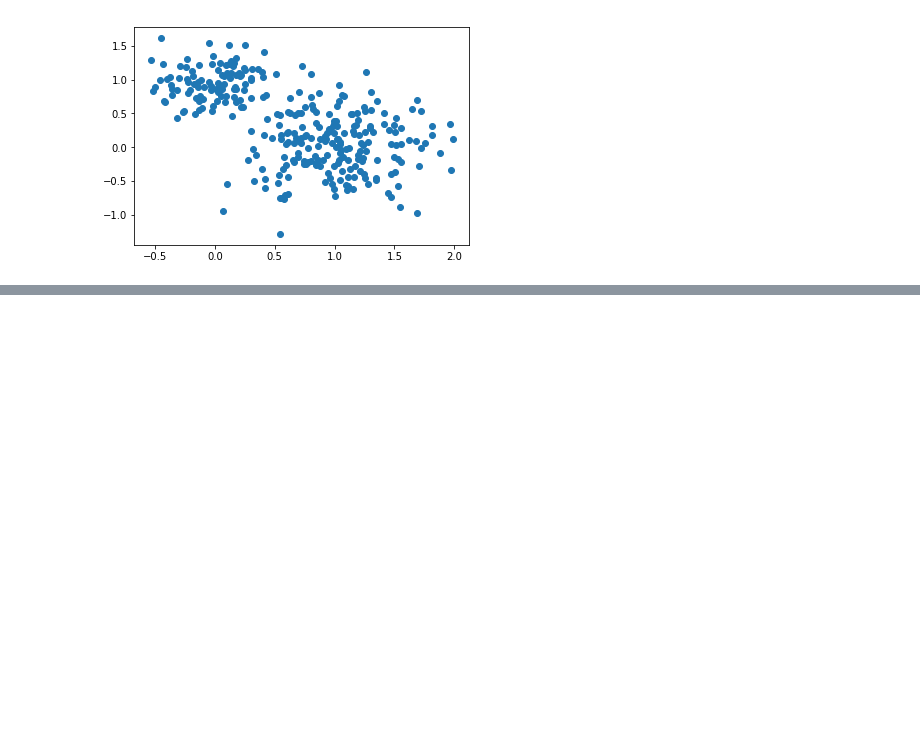
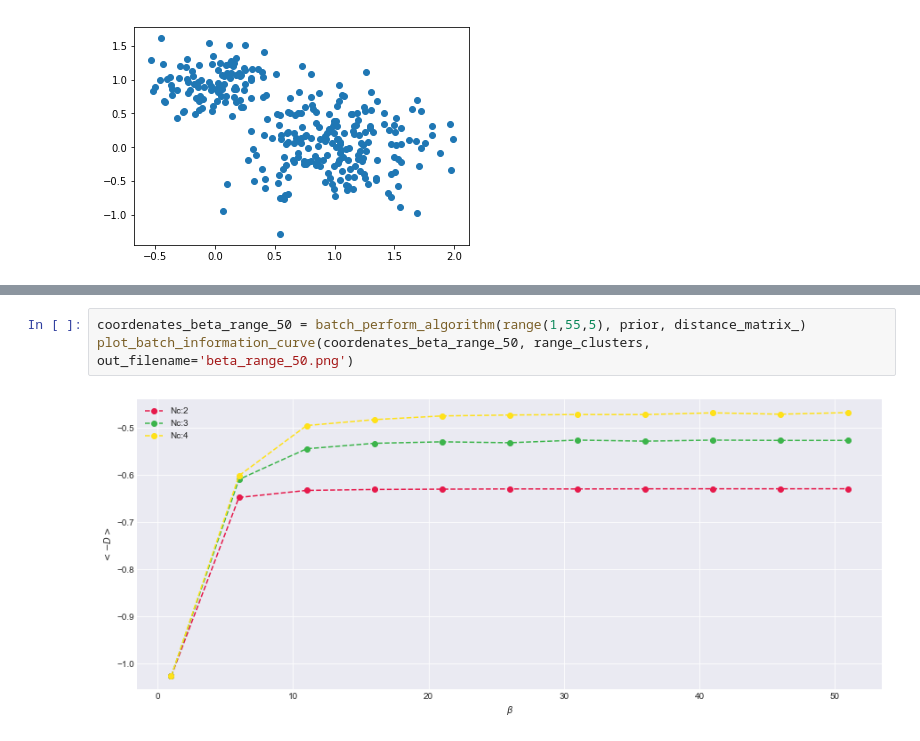
Before and after one commit to msarrias/blahut-arimoto-algorithm, a Jupyter notebook: blahut-arimoto-algorithm.ipynb, the cells around one changed output, grey strips where cells are left out. Drawn from its saved outputs; the diff is of its cells as text; blank space fills up the shorter version.

```diff
--- a/blahut-arimoto-algorithm.ipynb
+++ b/blahut-arimoto-algorithm.ipynb
@@ -148,0 +248,5 @@ D_4, compression_rate_4, lagrange_multiplier_4 = update_conditionnal_proba(4,pri
+# %%
+coordenates_beta_range_50 = batch_perform_algorithm(range(1,55,5), prior, distance_matrix_)
+plot_batch_information_curve(coordenates_beta_range_50, range_clusters, out_filename='beta_range_50.png')
+# %% [output]
+[figure, added]
```
Also changed, not shown: parts of 13 cells of this notebook, 9 other files.
